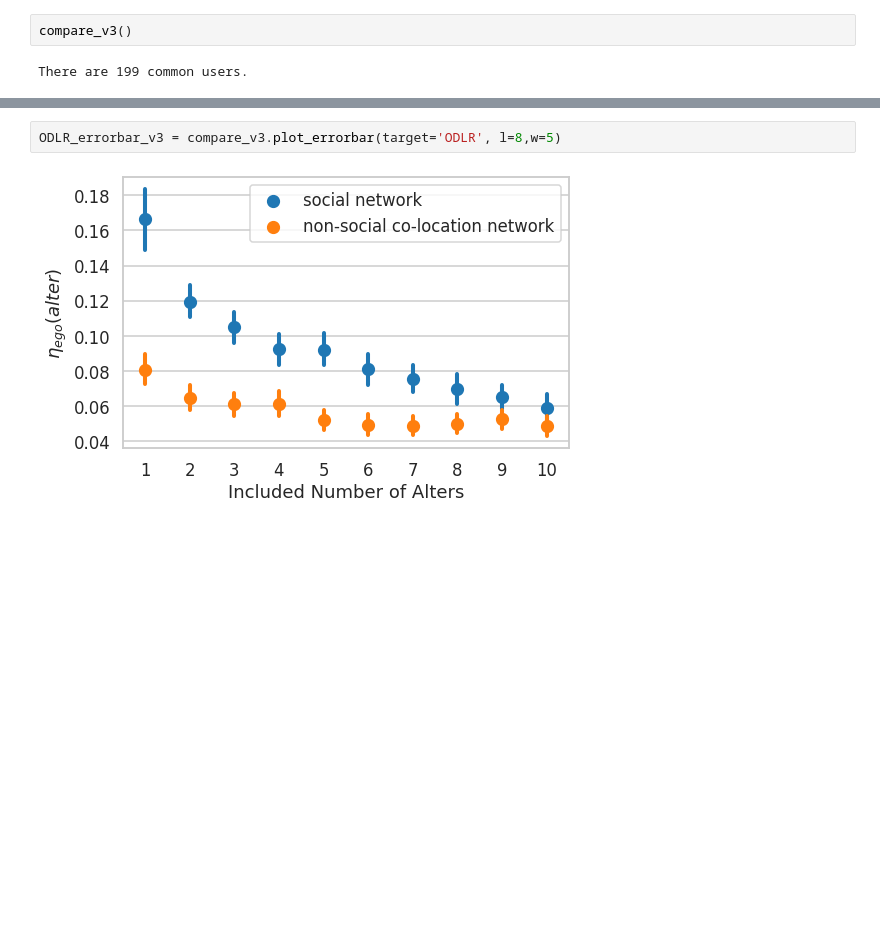
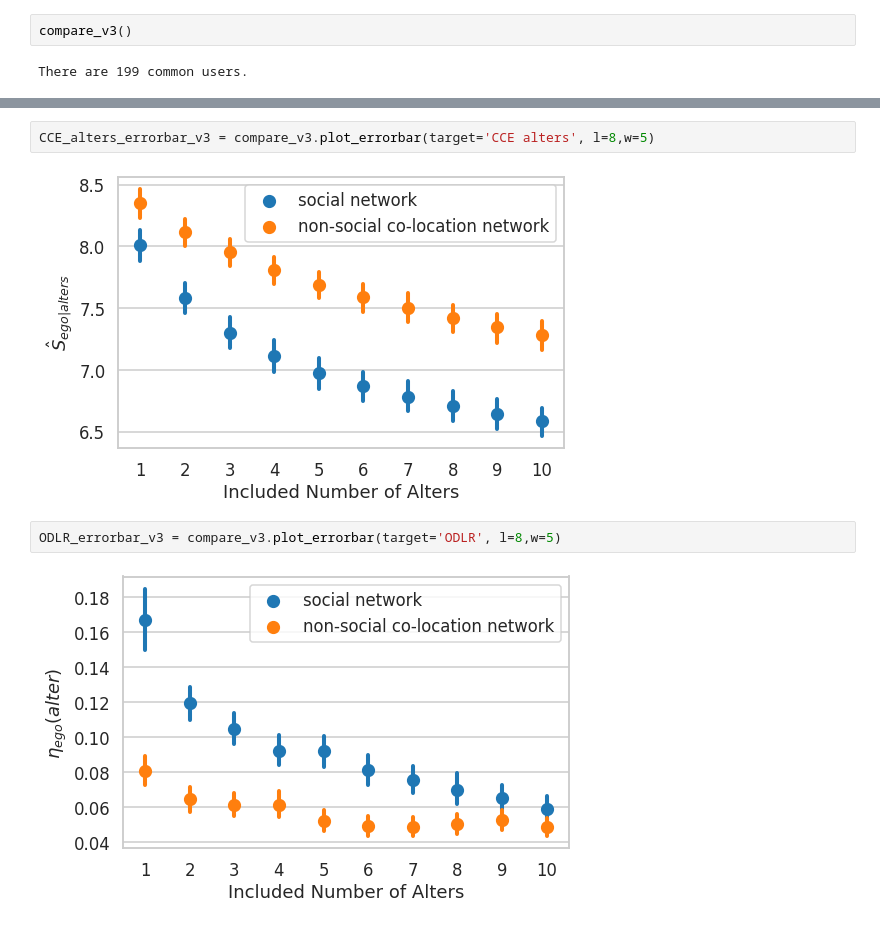
Before and after one commit to Magica-Chen/co-locationship, a Jupyter notebook: example/example_weeplaces.ipynb, the cells around one changed output, grey strips where cells are left out. Saved outputs shown, nothing was run; the diff lists cells and outputs as text; blank space fills up the shorter version.

```diff
--- a/example/example_weeplaces.ipynb
+++ b/example/example_weeplaces.ipynb
@@ -238,3 +248,7 @@ RCCP_ego_alters_errorbar_v3 = compare_v3.plot_errorbar(target='ego+alters', l=8,
+# %%
+CCE_alters_errorbar_v3 = compare_v3.plot_errorbar(target='CCE alters', l=8,w=5)
+# %% [output]
+[figure, added]
 # %%
 ODLR_errorbar_v3 = compare_v3.plot_errorbar(target='ODLR', l=8,w=5)
 # %% [output]
```
Also changed, not shown: parts of 7 cells of this notebook.
